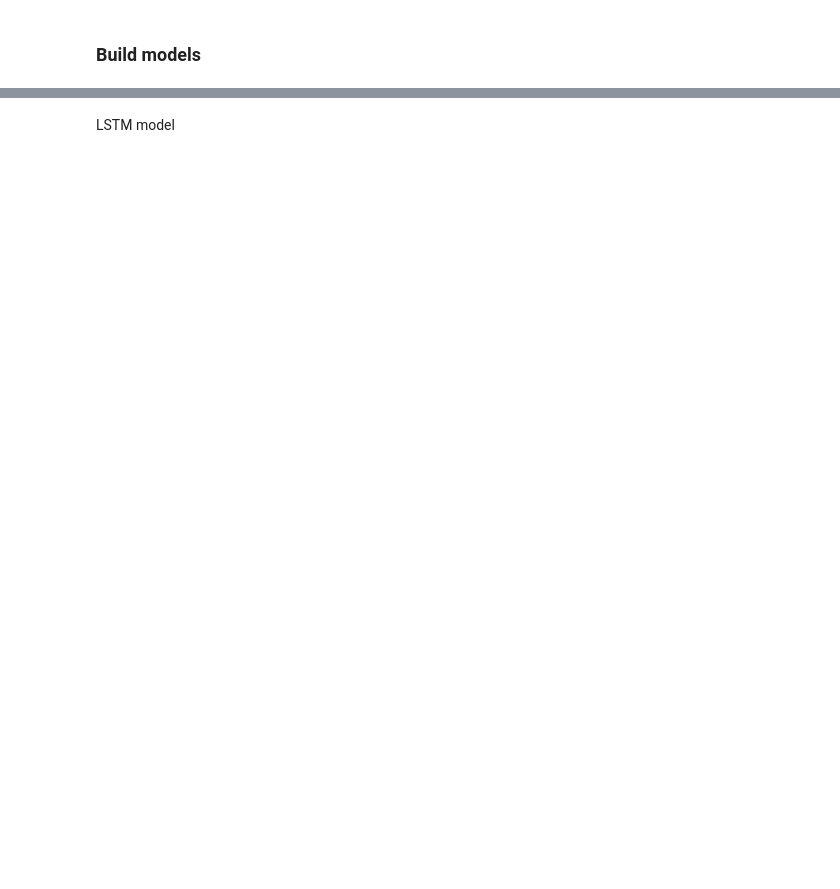
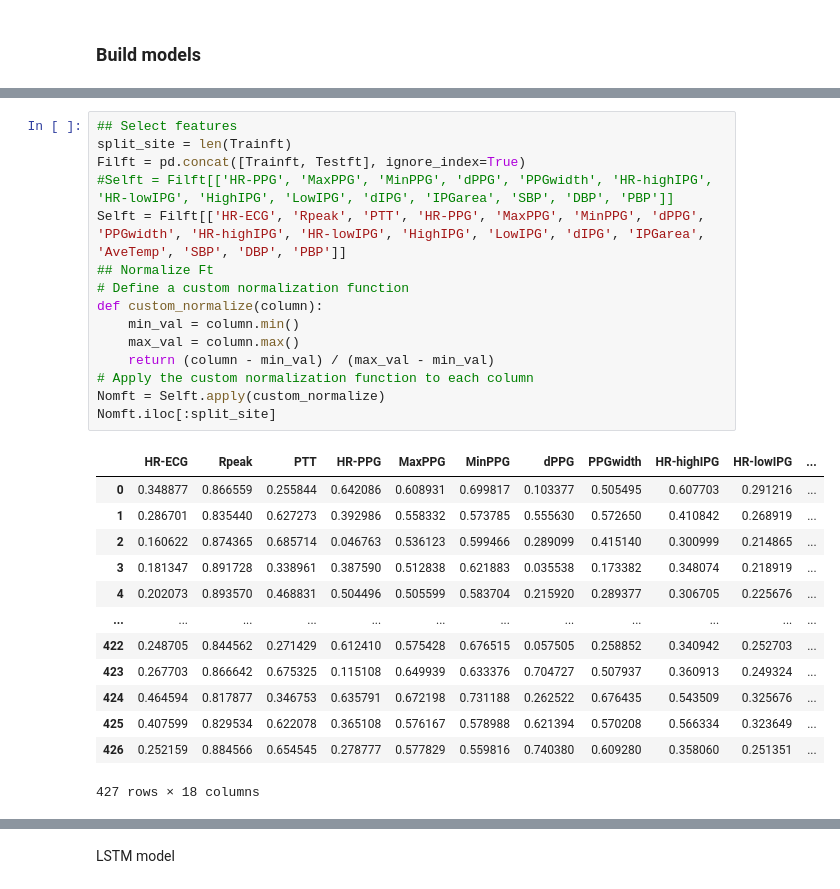
Before and after one commit to YanweiJIN/COCHEHK, a Jupyter notebook: MMBP/mmbp_12Dec23.ipynb, the cells around one changed output, grey strips where cells are left out. Saved outputs shown, nothing was run; the diff lists cells and outputs as text; blank space fills up the shorter version.

```diff
--- a/MMBP/mmbp_12Dec23.ipynb
+++ b/MMBP/mmbp_12Dec23.ipynb
@@ -427,0 +467,29 @@ def get_features(subid, Keypoints):
+# %%
+## Select features
+split_site = len(Trainft)
+Filft = pd.concat([Trainft, Testft], ignore_index=True)
+#Selft = Filft[['HR-PPG', 'MaxPPG', 'MinPPG', 'dPPG', 'PPGwidth', 'HR-highIPG', 'HR-lowIPG', 'HighIPG', 'LowIPG', 'dIPG', 'IPGarea', 'SBP', 'DBP', 'PBP']]
+Selft = Filft[['HR-ECG', 'Rpeak', 'PTT', 'HR-PPG', 'MaxPPG', 'MinPPG', 'dPPG', 'PPGwidth', 'HR-highIPG', 'HR-lowIPG', 'HighIPG', 'LowIPG', 'dIPG', 'IPGarea', 'AveTemp', 'SBP', 'DBP', 'PBP']]
+## Normalize Ft
+# Define a custom normalization function
+def custom_normalize(column):
+    min_val = column.min()
+    max_val = column.max()
+    return (column - min_val) / (max_val - min_val)
+# Apply the custom normalization function to each column
+Nomft = Selft.apply(custom_normalize)
+Nomft.iloc[:split_site]
+# %% [output]
+|  | HR-ECG | Rpeak | PTT | HR-PPG | MaxPPG | MinPPG | dPPG | PPGwidth | HR-highIPG | HR-lowIPG | ... |
+| 0 | 0.348877 | 0.866559 | 0.255844 | 0.642086 | 0.608931 | 0.699817 | 0.103377 | 0.505495 | 0.607703 | 0.291216 | ... |
+| 1 | 0.286701 | 0.835440 | 0.627273 | 0.392986 | 0.558332 | 0.573785 | 0.555630 | 0.572650 | 0.410842 | 0.268919 | ... |
+| 2 | 0.160622 | 0.874365 | 0.685714 | 0.046763 | 0.536123 | 0.599466 | 0.289099 | 0.415140 | 0.300999 | 0.214865 | ... |
+| 3 | 0.181347 | 0.891728 | 0.338961 | 0.387590 | 0.512838 | 0.621883 | 0.035538 | 0.173382 | 0.348074 | 0.218919 | ... |
+| 4 | 0.202073 | 0.893570 | 0.468831 | 0.504496 | 0.505599 | 0.583704 | 0.215920 | 0.289377 | 0.306705 | 0.225676 | ... |
+| ... | ... | ... | ... | ... | ... | ... | ... | ... | ... | ... | ... |
+| 422 | 0.248705 | 0.844562 | 0.271429 | 0.612410 | 0.575428 | 0.676515 | 0.057505 | 0.258852 | 0.340942 | 0.252703 | ... |
+| 423 | 0.267703 | 0.866642 | 0.675325 | 0.115108 | 0.649939 | 0.633376 | 0.704727 | 0.507937 | 0.360913 | 0.249324 | ... |
+| 424 | 0.464594 | 0.817877 | 0.346753 | 0.635791 | 0.672198 | 0.731188 | 0.262522 | 0.676435 | 0.543509 | 0.325676 | ... |
+| 425 | 0.407599 | 0.829534 | 0.622078 | 0.365108 | 0.576167 | 0.578988 | 0.621394 | 0.570208 | 0.566334 | 0.323649 | ... |
+| 426 | 0.252159 | 0.884566 | 0.654545 | 0.278777 | 0.577829 | 0.559816 | 0.740380 | 0.609280 | 0.358060 | 0.251351 | ... |
+427 rows × 18 columns
```
Also changed, not shown: parts of 16 cells of this notebook.
